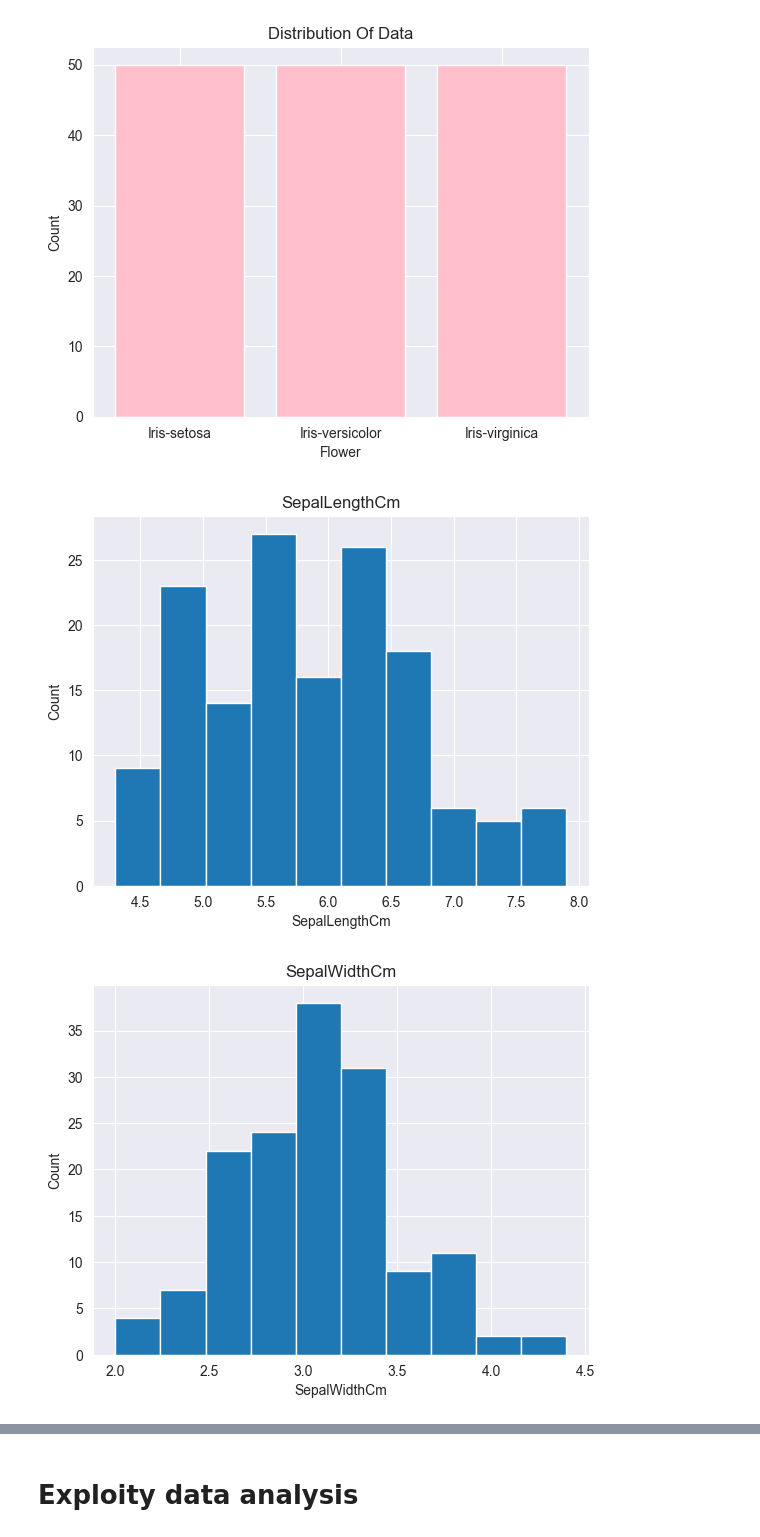
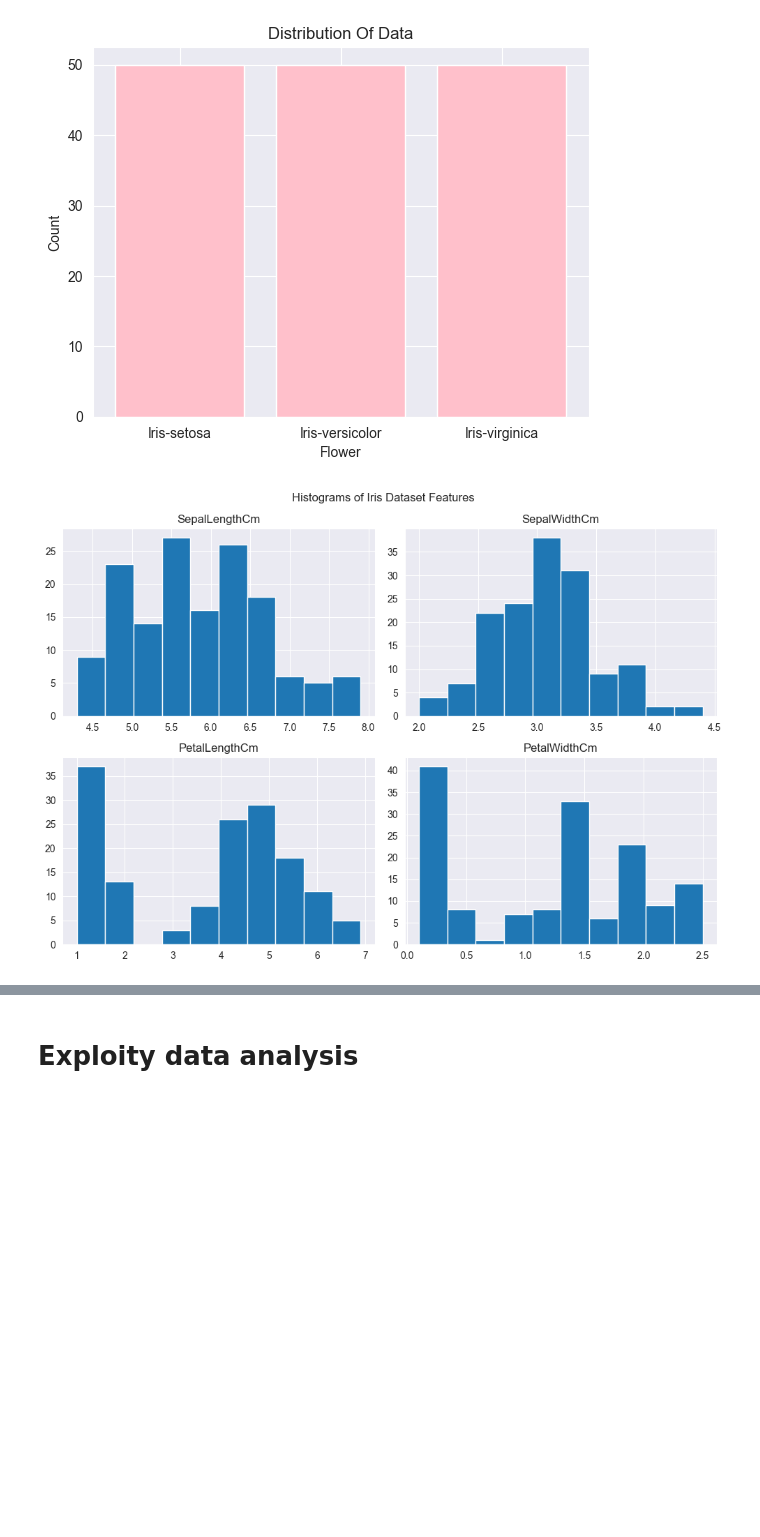
Before and after one commit to Truelordwhynot/KernelSynergy, a Jupyter notebook: Iris_Dataset_Analysis.ipynb, the cells around one changed output, grey strips where cells are left out. Cells and saved outputs as stored; diff of their text form; code cells hidden in the pictures; blank space fills up the shorter version.

```diff
--- a/Iris_Dataset_Analysis.ipynb
+++ b/Iris_Dataset_Analysis.ipynb
@@ -100,15 +100,9 @@ plt.show()
 # %% [output]
 [figure]
 # %%
-# Histogram
-sns.set_style("darkgrid")
-
-for i in range(1,len(numerical)):
-    plt.hist(df[numerical[i]])
-    plt.title(numerical[i])
-    plt.xlabel(numerical[i])
-    plt.ylabel("Count")
-    plt.show()
+df[numerical[1:]].hist(bins=10, figsize=(10, 7))
+plt.suptitle('Histograms of Iris Dataset Features')
+plt.tight_layout()
+plt.show()
 # %% [output]
-[figure, old version]
+[figure, new version]
-[figure, removed]
```
Also changed, not shown: parts of 8 cells of this notebook, 1 other file.
